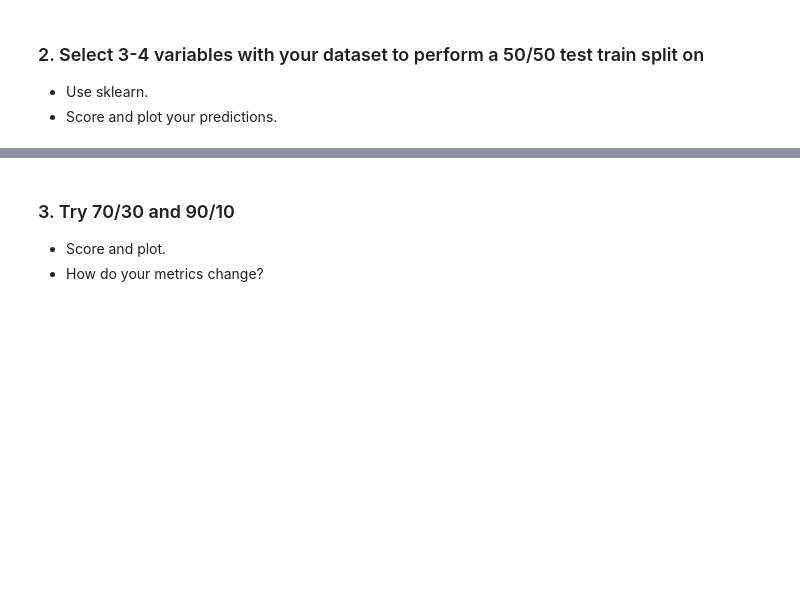
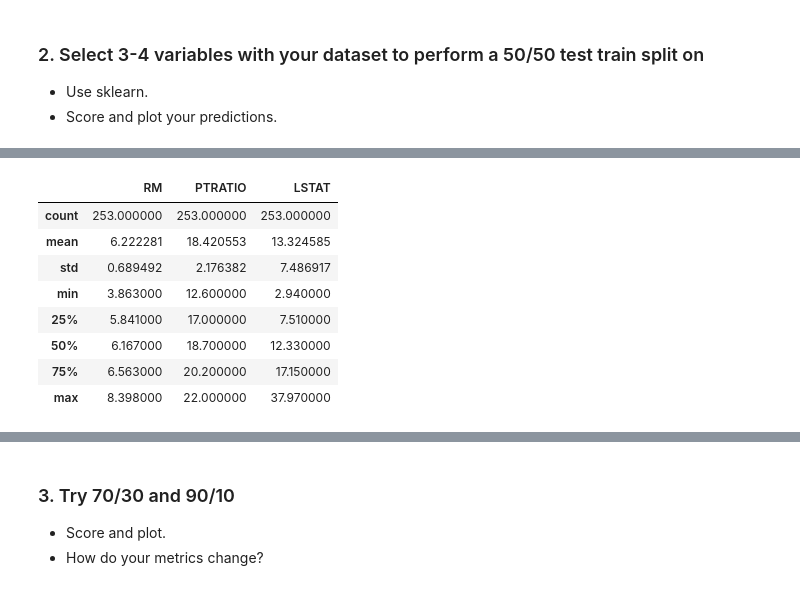
Before and after one commit to a3o1m2/DSI11-lessons, a Jupyter notebook: week03/day2_libraries_cross_validation/cross-validation-lab/train-test-cross-validation-lab.ipynb, the cells around one changed output, grey strips where cells are left out. Cells and saved outputs as stored; diff of their text form; code cells hidden in the pictures; blank space fills up the shorter version.

```diff
--- a/week03/day2_libraries_cross_validation/cross-validation-lab/train-test-cross-validation-lab.ipynb
+++ b/week03/day2_libraries_cross_validation/cross-validation-lab/train-test-cross-validation-lab.ipynb
@@ -73,0 +124,12 @@ Load the Boston housing data.  Fix any problems, if applicable.
+# %%
+X_train.describe()
+# %% [output]
+|  | RM | PTRATIO | LSTAT |
+| count | 253.000000 | 253.000000 | 253.000000 |
+| mean | 6.222281 | 18.420553 | 13.324585 |
+| std | 0.689492 | 2.176382 | 7.486917 |
+| min | 3.863000 | 12.600000 | 2.940000 |
+| 25% | 5.841000 | 17.000000 | 7.510000 |
+| 50% | 6.167000 | 18.700000 | 12.330000 |
+| 75% | 6.563000 | 20.200000 | 17.150000 |
+| max | 8.398000 | 22.000000 | 37.970000 |
```
Also changed, not shown: parts of 15 cells of this notebook, 4 other files.
